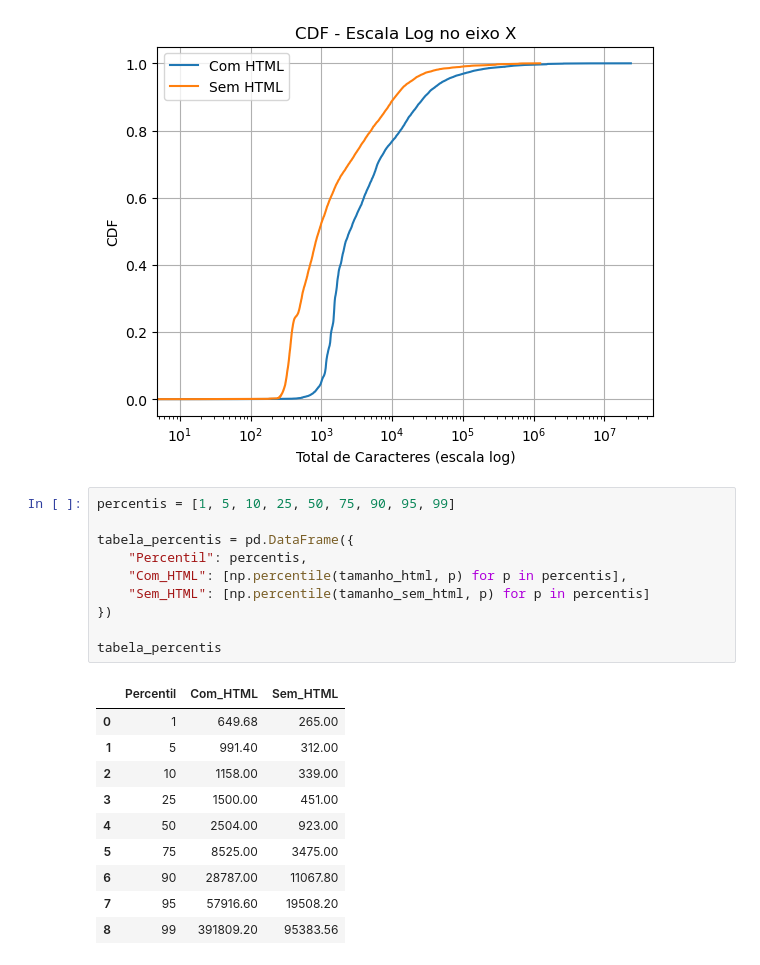
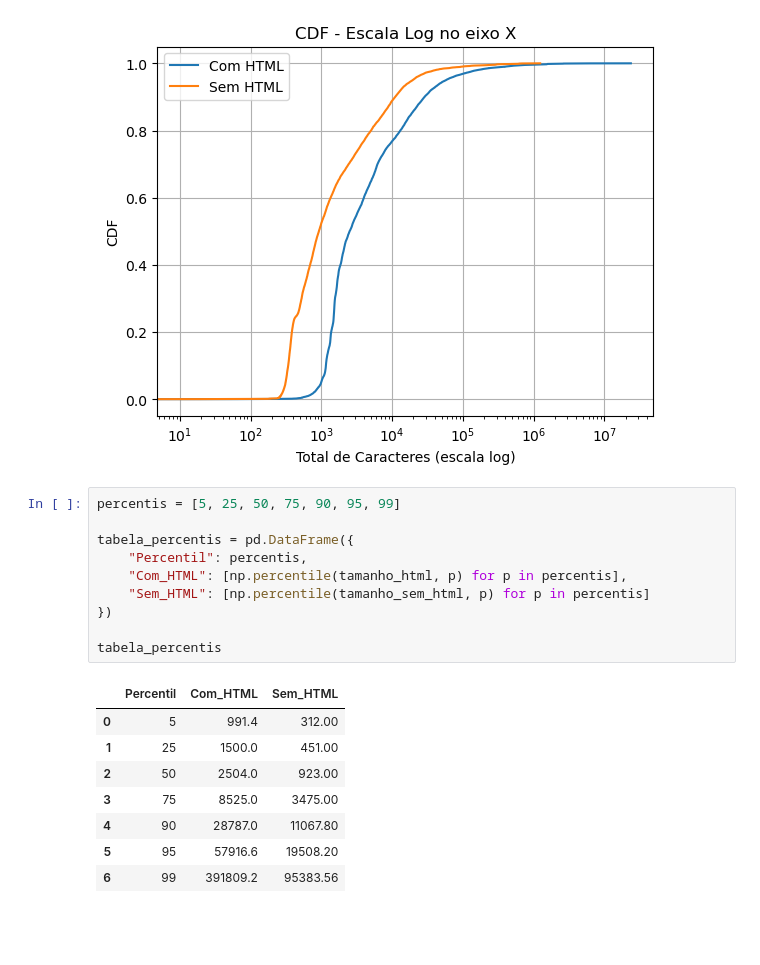
Before and after one commit to carisio/NormasTCU, a Jupyter notebook: 0 - Baixar docs.ipynb, the cells around one changed output. Saved outputs shown, nothing was run; the diff lists cells and outputs as text; blank space fills up the shorter version.

```diff
--- a/0 - Baixar docs.ipynb
+++ b/0 - Baixar docs.ipynb
@@ -176,23 +176,21 @@ plt.show()
 # %% [output]
 [figure]
 # %%
-percentis = [1, 5, 10, 25, 50, 75, 90, 95, 99]
+percentis = [5, 25, 50, 75, 90, 95, 99]
 
 tabela_percentis = pd.DataFrame({
     "Percentil": percentis,
     "Com_HTML": [np.percentile(tamanho_html, p) for p in percentis],
     "Sem_HTML": [np.percentile(tamanho_sem_html, p) for p in percentis]
 })
 
 tabela_percentis
 # %% [output]
 |  | Percentil | Com_HTML | Sem_HTML |
-| 0 | 1 | 649.68 | 265.00 |
-| 1 | 5 | 991.40 | 312.00 |
-| 2 | 10 | 1158.00 | 339.00 |
-| 3 | 25 | 1500.00 | 451.00 |
-| 4 | 50 | 2504.00 | 923.00 |
-| 5 | 75 | 8525.00 | 3475.00 |
-| 6 | 90 | 28787.00 | 11067.80 |
-| 7 | 95 | 57916.60 | 19508.20 |
-| 8 | 99 | 391809.20 | 95383.56 |
+| 0 | 5 | 991.4 | 312.00 |
+| 1 | 25 | 1500.0 | 451.00 |
+| 2 | 50 | 2504.0 | 923.00 |
+| 3 | 75 | 8525.0 | 3475.00 |
+| 4 | 90 | 28787.0 | 11067.80 |
+| 5 | 95 | 57916.6 | 19508.20 |
+| 6 | 99 | 391809.2 | 95383.56 |
```
Also changed, not shown: 1 other file.
